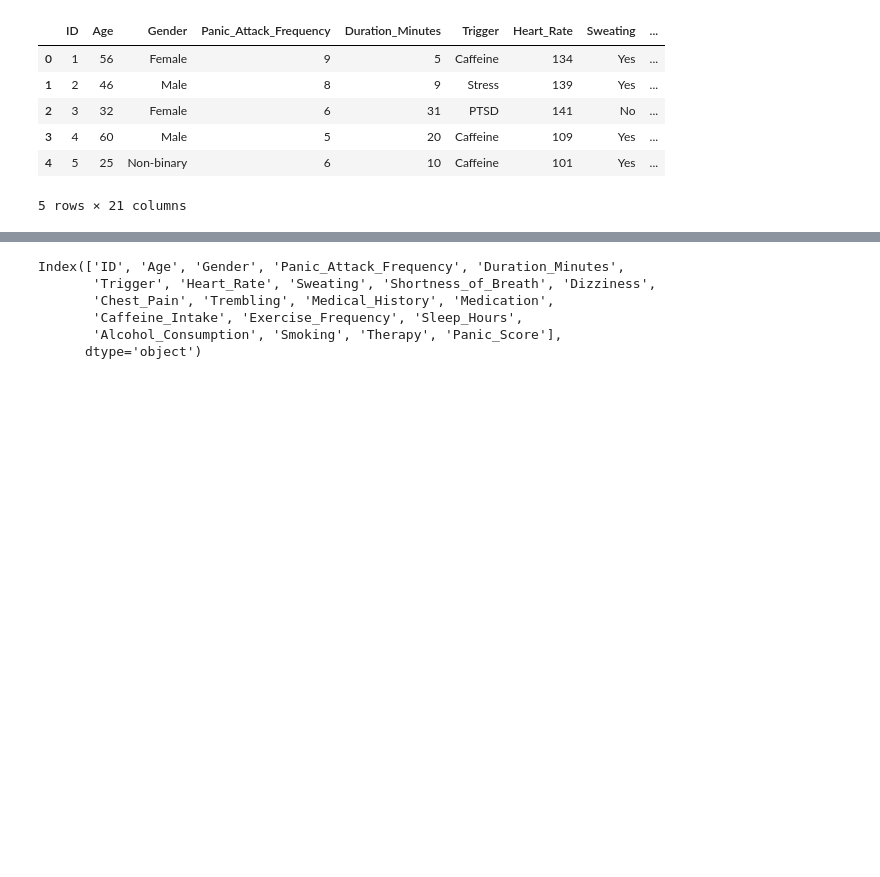
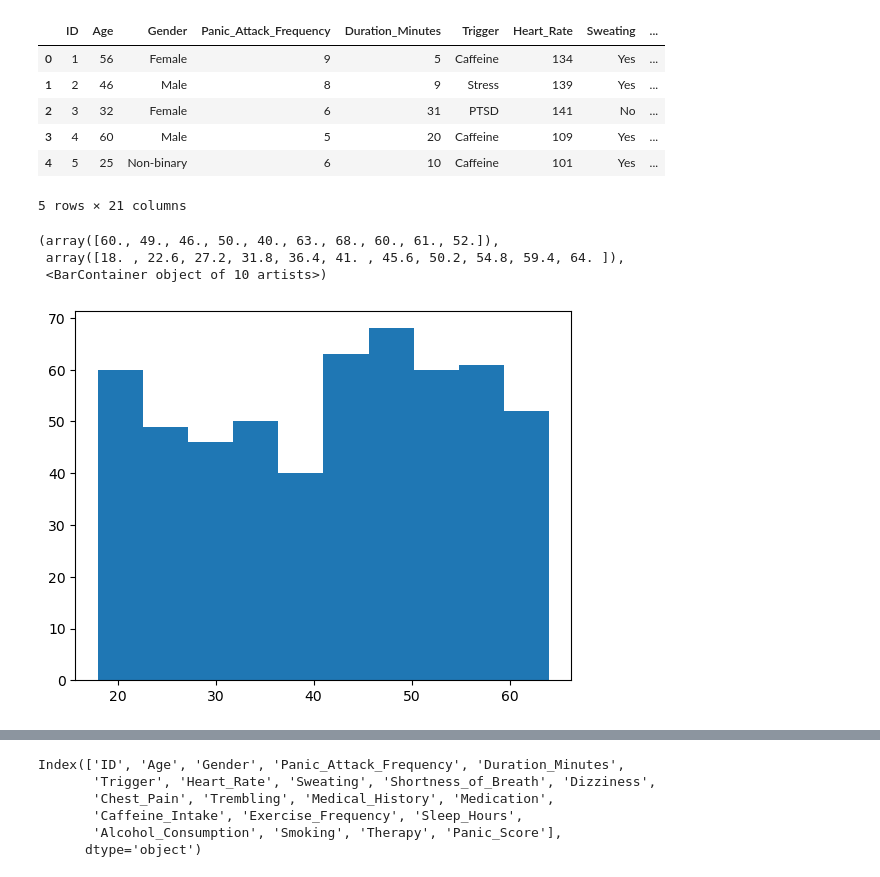
Before and after one commit to katrinashonka/DS4200FinalProject, a Jupyter notebook: anxiety_data-s.ipynb, the cells around one changed output, grey strips where cells are left out. Cells and saved outputs as stored; diff of their text form; code cells hidden in the pictures; blank space fills up the shorter version.

Commit message:
graphs complete

```diff
--- a/anxiety_data-s.ipynb
+++ b/anxiety_data-s.ipynb
@@ -18,3 +18,13 @@ df.head()
 | 3 | 4 | 60 | Male | 5 | 20 | Caffeine | 109 | Yes | ... |
 | 4 | 5 | 25 | Non-binary | 6 | 10 | Caffeine | 101 | Yes | ... |
 5 rows × 21 columns
+# %%
+import matplotlib.pyplot as plt
+
+df_f = df[df['Gender'] == 'Female']
+plt.hist(df_f['Age'])
+# %% [output]
+(array([60., 49., 46., 50., 40., 63., 68., 60., 61., 52.]),
+ array([18. , 22.6, 27.2, 31.8, 36.4, 41. , 45.6, 50.2, 54.8, 59.4, 64. ]),
+ <BarContainer object of 10 artists>)
+[figure, added]
```
Also changed, not shown: parts of 4 cells of this notebook, 3 other files.
